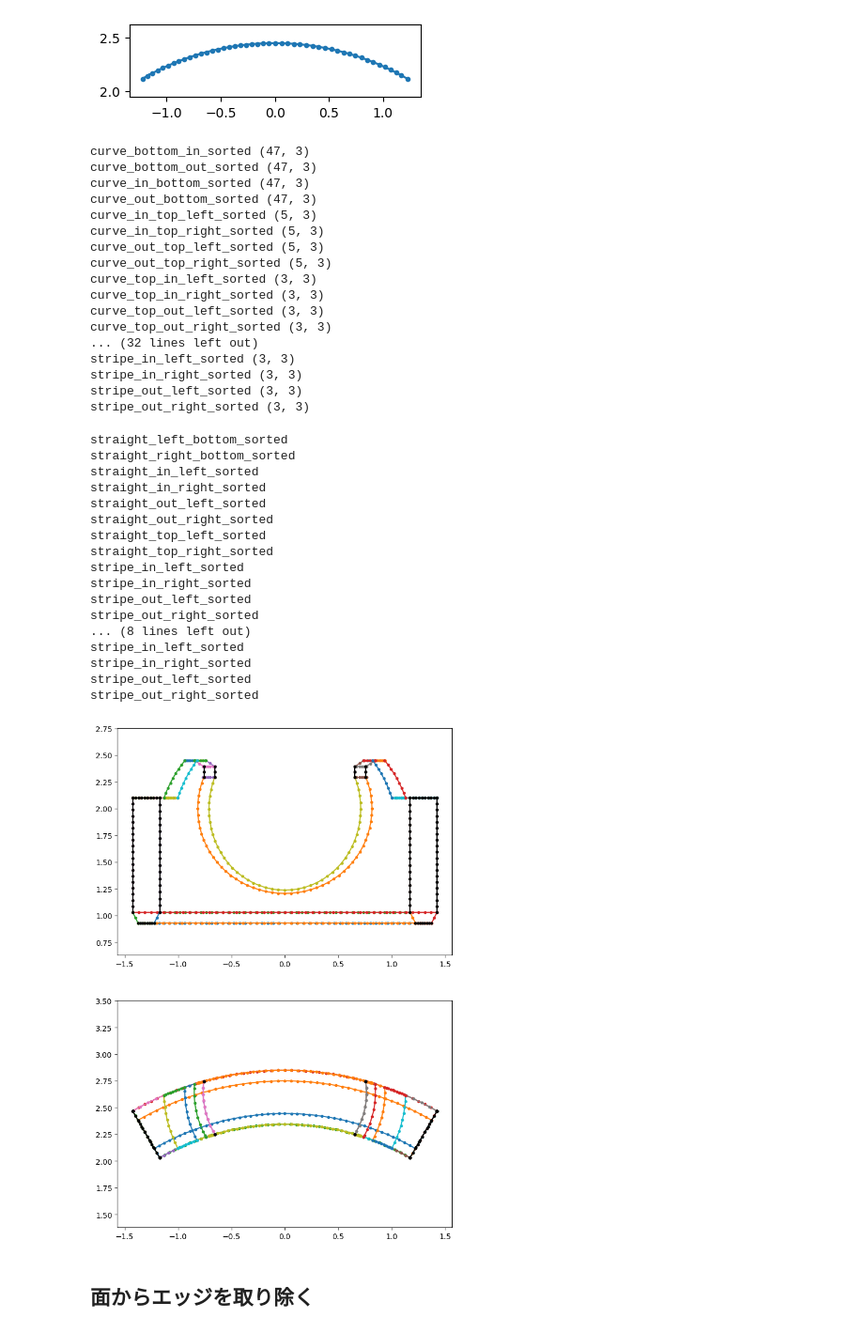
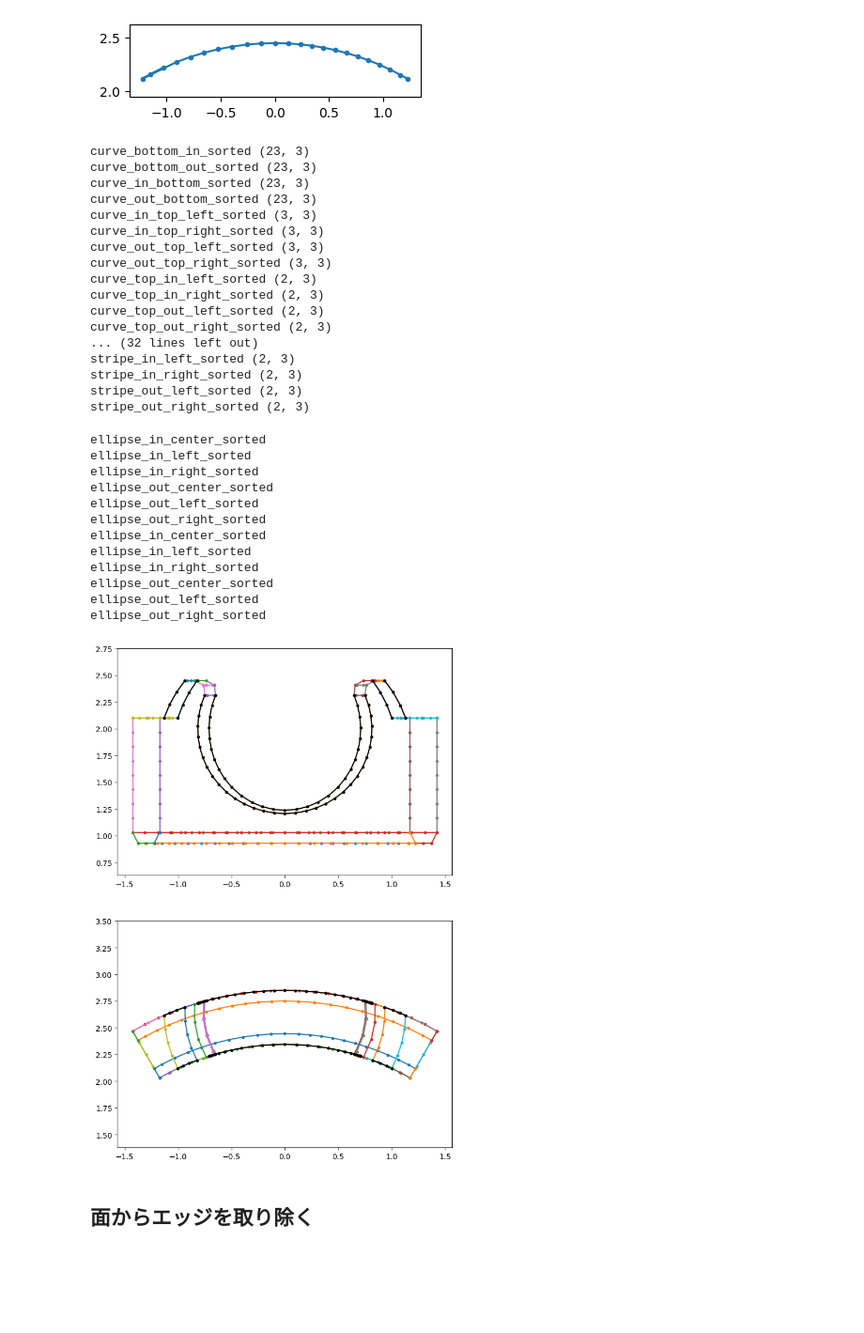
Before and after one commit to gyakusu/Mophing, a Jupyter notebook: python/BearingMakeList.ipynb, the cells around one changed output. Shown at 94% size. Cells and saved outputs as stored; diff of their text form; code cells hidden in the pictures; blank space fills up the shorter version.

```diff
--- a/python/BearingMakeList.ipynb
+++ b/python/BearingMakeList.ipynb
@@ -24,7 +24,8 @@ import pyvista as pv
 # full_mesh = pv.read('../data/Tetra_old.vtu')
 # full_mesh = pv.read('../data/Tetra_linspace.vtu')
 # full_mesh = pv.read('../data/Tetra_standard.vtu')
-full_mesh = pv.read('../data/FEM/FEM2.vtu')
+# full_mesh = pv.read('../data/FEM/FEM2.vtu')
+full_mesh = pv.read('../data/CFD/star_master4_rotated.vtu')
 
 full_points = np.array(full_mesh.points.tolist())
 full_cells = np.array(full_mesh.cells.tolist()).reshape(-1, 5)[:, 1:]
@@ -458,55 +459,50 @@ for edge in edge_list:
     sorted_edge_list.append(edge_sorted)
     print(edge_sorted, eval(edge_sorted).shape)
 # %% [output]
-curve_bottom_in_sorted (47, 3)
-curve_bottom_out_sorted (47, 3)
-curve_in_bottom_sorted (47, 3)
-curve_out_bottom_sorted (47, 3)
-curve_in_top_left_sorted (5, 3)
-curve_in_top_right_sorted (5, 3)
-curve_out_top_left_sorted (5, 3)
-curve_out_top_right_sorted (5, 3)
-curve_top_in_left_sorted (3, 3)
-curve_top_in_right_sorted (3, 3)
-curve_top_out_left_sorted (3, 3)
-curve_top_out_right_sorted (3, 3)
+curve_bottom_in_sorted (23, 3)
+curve_bottom_out_sorted (23, 3)
+curve_in_bottom_sorted (23, 3)
+curve_out_bottom_sorted (23, 3)
+curve_in_top_left_sorted (3, 3)
+curve_in_top_right_sorted (3, 3)
+curve_out_top_left_sorted (3, 3)
+curve_out_top_right_sorted (3, 3)
+curve_top_in_left_sorted (2, 3)
+curve_top_in_right_sorted (2, 3)
+curve_top_out_left_sorted (2, 3)
+curve_top_out_right_sorted (2, 3)
 ... (32 lines left out)
-stripe_in_left_sorted (3, 3)
-stripe_in_right_sorted (3, 3)
-stripe_out_left_sorted (3, 3)
-stripe_out_right_sorted (3, 3)
+stripe_in_left_sorted (2, 3)
+stripe_in_right_sorted (2, 3)
+stripe_out_left_sorted (2, 3)
+stripe_out_right_sorted (2, 3)
 # %%
 fig, ax = plt.subplots(2, 1, figsize=(8, 12))
 
 for i in[0,1]:
     for key in sorted_edge_list:
         plot_key(eval(key), i, style='.-')
 for i in[0,1]:
     for key in sorted_edge_list:
-        if ('str' in key): # & ('top' in key):
+        if ('elli' in key): # & ('top' in key):
             print(key)
             plot_key(eval(key), i, style='k.-')
 
     ax[i].axis('equal')
 # %% [output]
-straight_left_bottom_sorted
-straight_right_bottom_sorted
-straight_in_left_sorted
-straight_in_right_sorted
-straight_out_left_sorted
-straight_out_right_sorted
-straight_top_left_sorted
-straight_top_right_sorted
-stripe_in_left_sorted
-stripe_in_right_sorted
-stripe_out_left_sorted
-stripe_out_right_sorted
-... (8 lines left out)
-stripe_in_left_sorted
-stripe_in_right_sorted
-stripe_out_left_sorted
-stripe_out_right_sorted
+ellipse_in_center_sorted
+ellipse_in_left_sorted
+ellipse_in_right_sorted
+ellipse_out_center_sorted
+ellipse_out_left_sorted
+ellipse_out_right_sorted
+ellipse_in_center_sorted
+ellipse_in_left_sorted
+ellipse_in_right_sorted
+ellipse_out_center_sorted
+ellipse_out_left_sorted
+ellipse_out_right_sorted
-[figure, old version]
+[figure, new version]
 # %% [markdown]
 ## 面からエッジを取り除く
 # %%
```
Also changed, not shown: parts of 53 cells of this notebook, 2 other files.
